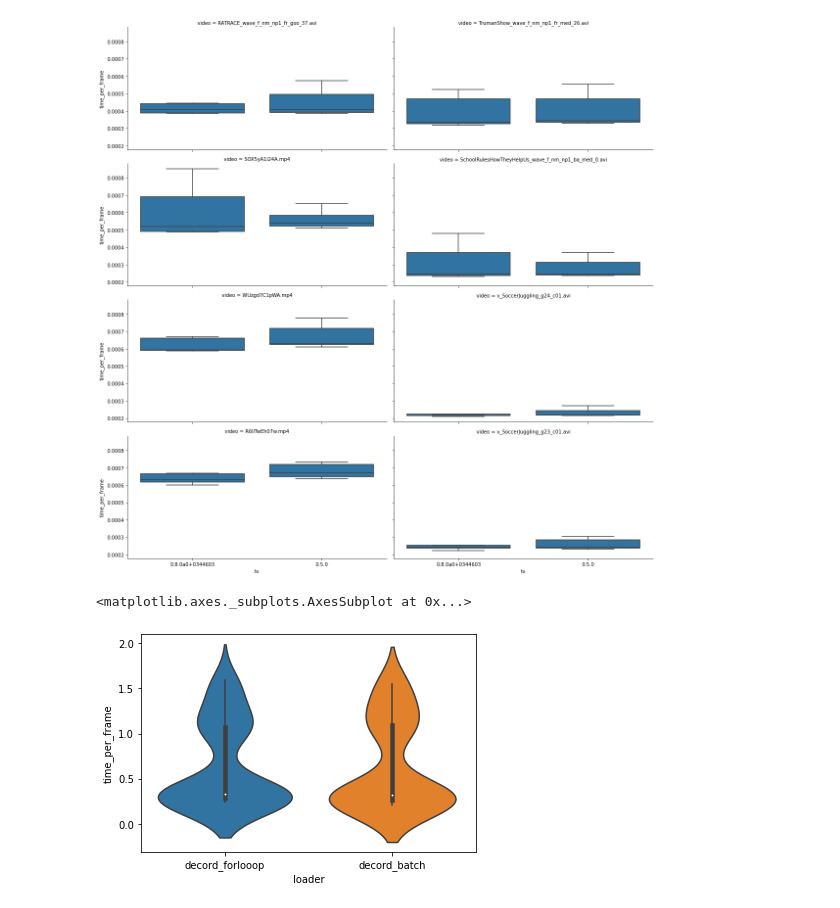
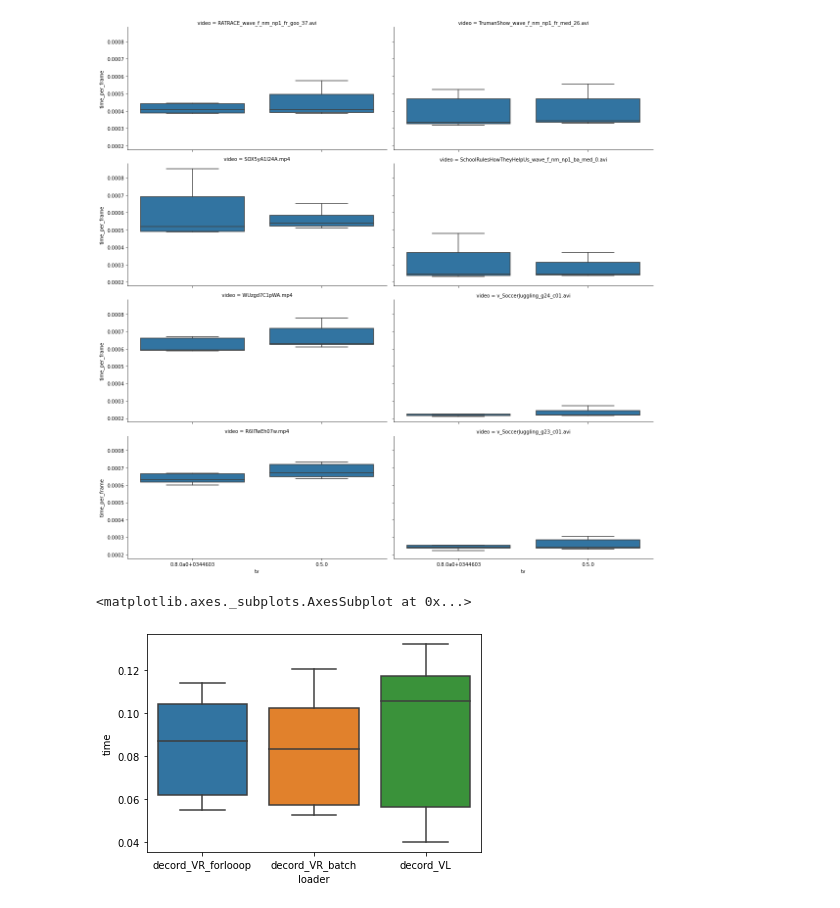
Before and after one commit to bjuncek/video_reader_benchmark, a Jupyter notebook: timeitcomp/Graph Results.ipynb, the cells around one changed output. Drawn from its saved outputs; the diff is of its cells as text; code cells hidden in the pictures.

Commit message:
time comparison for monday

```diff
--- a/timeitcomp/Graph Results.ipynb
+++ b/timeitcomp/Graph Results.ipynb
@@ -59,7 +59,7 @@ g = g.map(sns.boxplot, "tv", "time_per_frame", showfliers = False)
 # %%
 df = pd.read_csv("./decord_speed_comp.csv")
 df["time_per_frame"] = df['time'] / df['num_frames'] *1000
-sns.violinplot(data=df, x="loader", y="time_per_frame")
+sns.boxplot(data=df, x="loader", y="time")
 # %% [output]
 <matplotlib.axes._subplots.AxesSubplot at 0x...>
-[figure, old version]
+[figure, new version]
```
Also changed, not shown: parts of 1 cell of this notebook, 6 other files.
